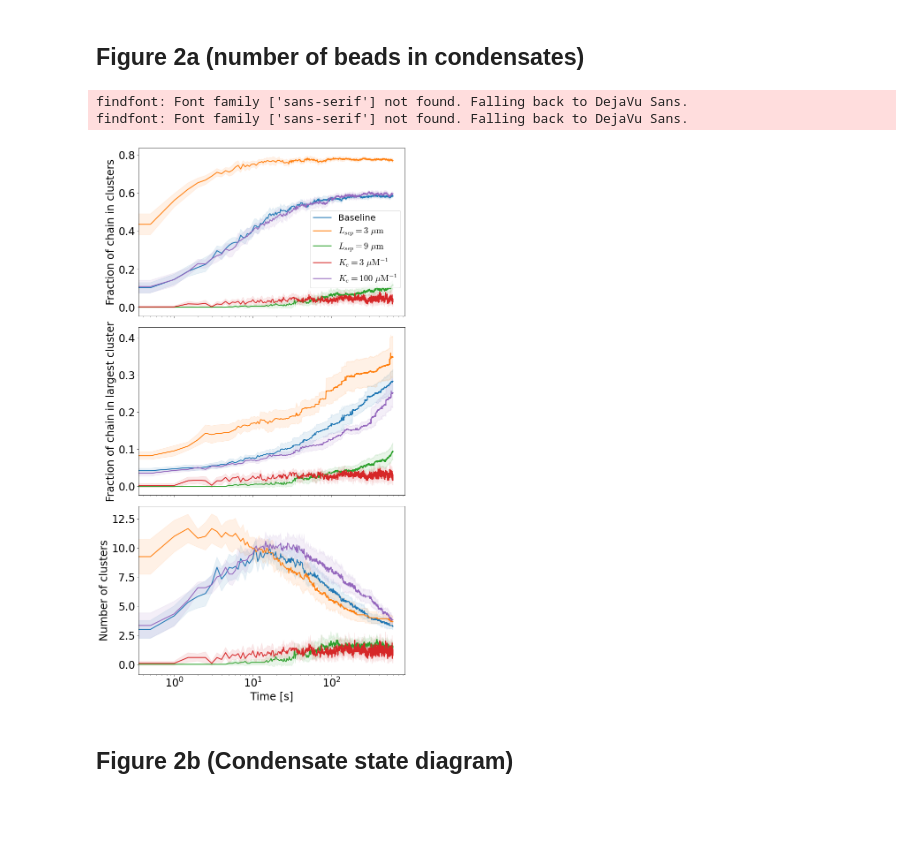
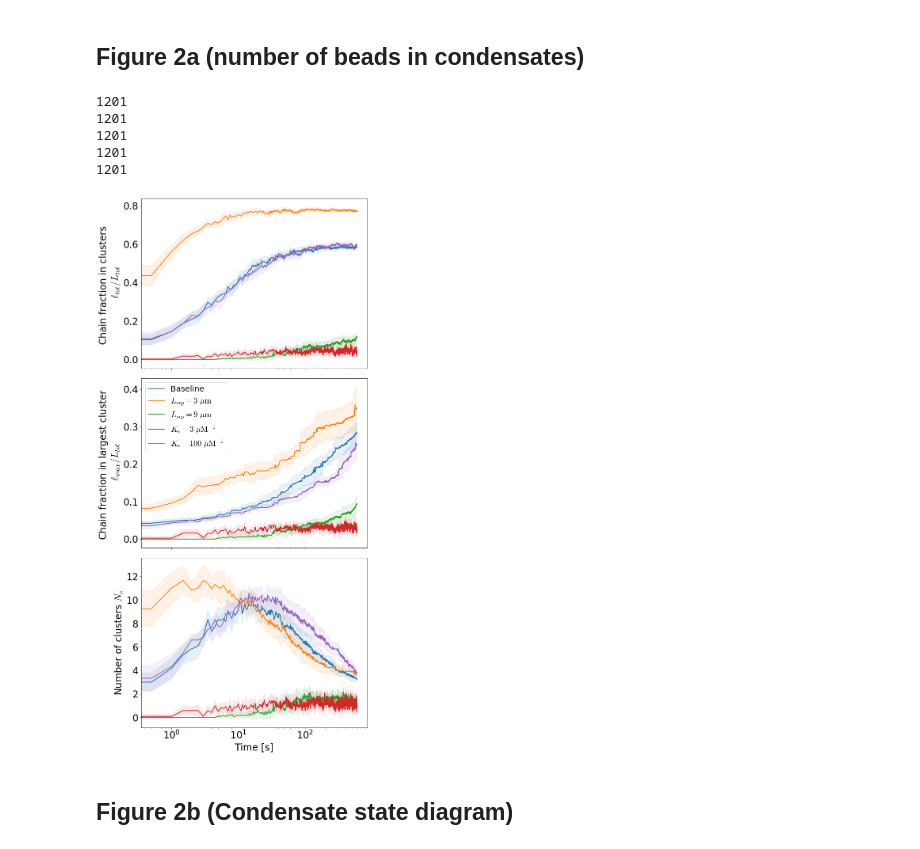
Before and after one commit to palladio11/aLENS_analysis, a Jupyter notebook: notebooks/chromatin_notebooks/Dyn_cond_figs/Figure2.ipynb, the cells around one changed output. Cells and saved outputs as stored; diff of their text form; code cells hidden in the pictures; blank space fills up the shorter version.

Commit message:
Improvements to figure2

```diff
--- a/notebooks/chromatin_notebooks/Dyn_cond_figs/Figure2.ipynb
+++ b/notebooks/chromatin_notebooks/Dyn_cond_figs/Figure2.ipynb
@@ -139,7 +145,7 @@ labels_to_graph_dict = {
     r"$K_e = 100~\mu {\rm M}^{-1}$": "Pin5.0um_Ke100",
 }
 
-fig, axarr = plt.subplots(3, 1, figsize=(10, 18), sharex=True)
+fig, axarr = plt.subplots(3, 1, figsize=(10, 20), sharex=True)
 tableau10_cycler = iter(cycler(color=plt.cm.tab10.colors))
 with h5py.File("Figure2/fig2_pin_ke_data_dict.h5", "r") as h5d:
     time_arr = h5d["time"][...]
@@ -149,48 +155,68 @@ with h5py.File("Figure2/fig2_pin_ke_data_dict.h5", "r") as h5d:
         num_runs = h5_data.attrs["num_runs"]
         mean = h5_data[:, 0]
         min_length = min(mean.size, time_arr.size)
+        print(min_length)
         mean = h5_data[:min_length, 0]
         std_dev = h5_data[:min_length, 1]
         # num_runs = h5_data.attrs['num_runs']
         plot_confidence_int(
             axarr[0],
             time_arr[:min_length],
             mean / 1600,
             std_dev / 1600,
             12,
             color=color,
             label=label,
         )
 
         mean = h5_data[:min_length, 4]
         std_dev = h5_data[:min_length, 5]
         num_runs = h5_data.attrs["num_runs"]
         plot_confidence_int(
-            axarr[1], time_arr[:min_length], mean/1600, std_dev/1600, num_runs, color=color, label=label
+            axarr[1],
+            time_arr[:min_length],
+            mean / 1600,
+            std_dev / 1600,
+            num_runs,
+            color=color,
+            label=label,
         )
 
         mean = h5_data[:min_length, 2]
         std_dev = h5_data[:min_length, 3]
         num_runs = h5_data.attrs["num_runs"]
         plot_confidence_int(
-            axarr[2], time_arr[:min_length], mean, std_dev, num_runs, color=color, label=label
+            axarr[2],
+            time_arr[:min_length],
+            mean,
+            std_dev,
+            num_runs,
+            color=color,
+            label=label,
         )
 
-    _ = axarr[0].set_ylabel("Fraction of chain in clusters")
+    _ = axarr[0].set_ylabel("Chain fraction in clusters \n $\ell_{tot} / L_{tot}$")
     _ = axarr[0].set_xscale("log")
-    _ = axarr[0].legend(loc="center right", bbox_to_anchor=(1, 0.4))
 
-    _ = axarr[1].set_ylabel("Fraction of chain in largest cluster")
+    _ = axarr[1].set_ylabel(
+        "Chain fraction in largest cluster \n $\ell_{max} / L_{tot}$"
+    )
+    _ = axarr[1].legend(loc="upper left", bbox_to_anchor=(0, 1.0))
 
-    _ = axarr[2].set_ylabel("Number of clusters")
+    _ = axarr[2].set_ylabel("Number of clusters $N_c$")
     _ = axarr[2].set_xlabel("Time [s]")
     fig.tight_layout()
 
+    fig.savefig("Figure2/fig2_time_plot.png", dpi=300, bbox_inches="tight")
+
     # _ = axarr.legend(loc='center left', bbox_to_anchor=(1.05, .5))
 # %% [output]
-findfont: Font family ['sans-serif'] not found. Falling back to DejaVu Sans.
-findfont: Font family ['sans-serif'] not found. Falling back to DejaVu Sans.
+1201
+1201
+1201
+1201
+1201
-[figure, old version]
+[figure, new version]
 # %% [markdown]
 ## Figure 2b (Condensate state diagram)
 # %%
```
Also changed, not shown: parts of 5 cells of this notebook, 2 other files.
